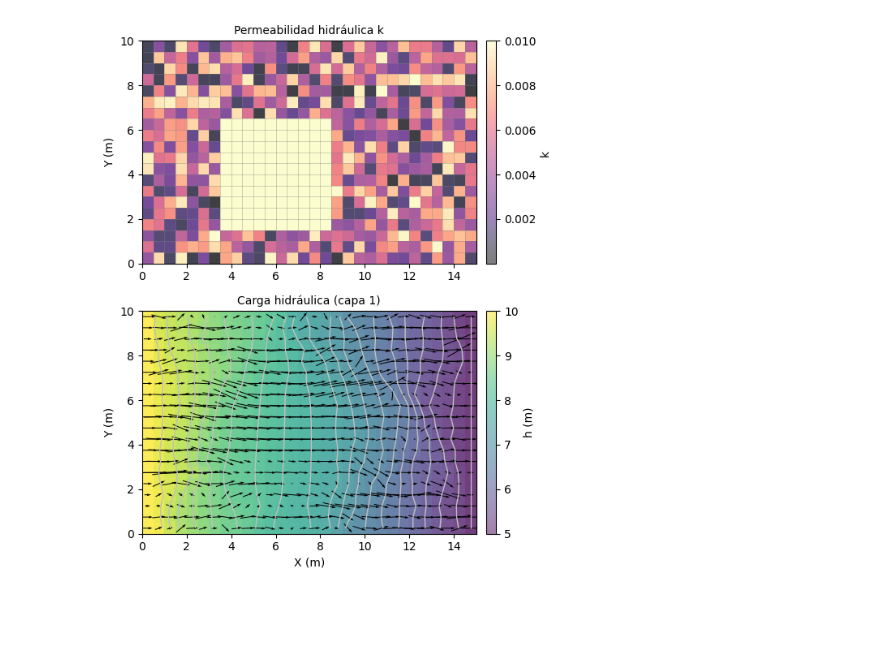
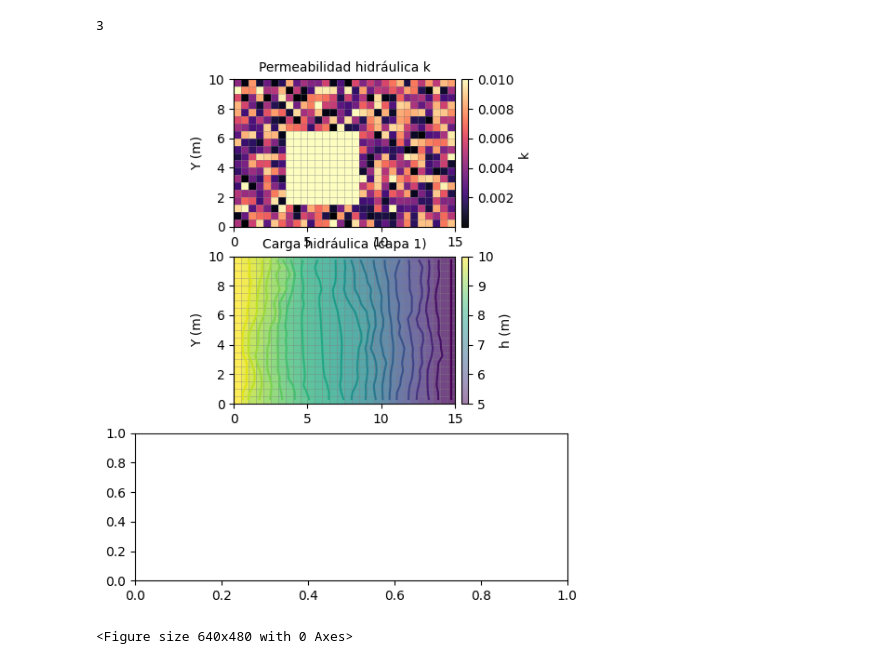
Before and after one commit to luiggix/xmf6, a Jupyter notebook: src/examples/00_MF6/03_MF6_GWF_v1.ipynb, the cells around one changed output. Cells and saved outputs as stored; diff of their text form; code cells hidden in the pictures; blank space fills up the shorter version.

```diff
--- a/src/examples/00_MF6/03_MF6_GWF_v1.ipynb
+++ b/src/examples/00_MF6/03_MF6_GWF_v1.ipynb
@@ -125,49 +235,77 @@ x, y, z = o_gwf.modelgrid.xyzcellcenters
 # %%
-fig, ax = plt.subplots(2, 1, figsize =(6,7))
+# --- Coordenadas del centro de celdas para graficación ---
+x, y, z = o_gwf.modelgrid.xyzcellcenters
 
-# Datos de la permeabilidad hidráulica.
-k_mapview = flopy.plot.PlotMapView(model=o_gwf, ax=ax[0])
+# --- Definición de la figura ---
+fig, ax = plt.subplots(3, 1, figsize =(6,7))
+
+### Gráfica 1.
+
+# Mapa visual del modelo. En este caso el modelo es 'o_gwf'.
+kmapview = flopy.plot.PlotMapView(model=o_gwf, ax=ax[0])
 
 # Visualización de la malla, con una transparencia.
-k_mapview.plot_grid(linewidths=0.5, alpha =0.5)
+kmapview.plot_grid(linewidths=0.5, alpha =0.5)
 
-# Visualización de la carga hidráulica usando un mapa de color.
-k_cb = k_mapview.plot_array(k_data, cmap="magma", vmin=np.nanmin(k_data), vmax=np.nanmax(k_data), alpha=0.5)
+# Visualización de la permeabilidad hidráulica usando un mapa de color.
+k_b = kmapview.plot_array(k_data, cmap="magma", vmin=np.nanmin(k_data), vmax=np.nanmax(k_data), alpha=0.95)
 
 # Barra de color.
-plt.colorbar(k_cb, ax=ax[0], label="k ", cax = xmf6.vis.cax(ax[0], k_cb))
+plt.colorbar(k_b, ax=ax[0], label="k ", cax = xmf6.vis.cax(ax[0], k_b))
 
 # Personalización de la gráfica.
 ax[0].set_title("Permeabilidad hidráulica k", fontsize=10)
 ax[0].set_ylabel("Y (m)")
 ax[0].set_aspect('equal')
 
+### Gráfica 2.
+
 # Mapa visual del modelo. En este caso el modelo es 'o_gwf'.
-mapview = flopy.plot.PlotMapView(model=o_gwf, ax=ax[1])
+meshview = flopy.plot.PlotMapView(model=o_gwf, ax=ax[1])
+
+# Visualización de la malla, con una transparencia.
+meshview.plot_grid(linewidths=0.5, alpha =0.5)
+
+# Visualización de la carga hidráulica usando contornos.
+ct = meshview.contour_array(head, levels=20, linewidths=1.5, color='silver')
 
 # Visualización de la carga hidráulica usando un mapa de color.
-cb = mapview.plot_array(head, cmap="viridis", vmin=np.nanmin(head), vmax=np.nanmax(head), alpha=0.5)
-
-# Visualización de la carga hidráulica usando contornos.
-ct = mapview.contour_array(head, levels=20, linewidths=1.0, colors='silver')
-
-# Graficar los vectores de flujo
-skip = (slice(None, None, 1), slice(None, None, 1))  # Saltar para no saturar
-ax[1].quiver(x, y[::-1], qx[0], qy[0][::-1], scale=0.03, linewidth =0.15, color='k', pivot='middle')
-#ax[2].streamplot(x, y[::-1][:], qx[0], qy[0][::-1], color='k', linewidth=0.5)
-#ax[2].yaxis.set_inverted(True)
-#ax[2].set_aspect('equal')
+cb = meshview.plot_array(head, cmap="viridis", vmin=np.nanmin(head), vmax=np.nanmax(head), alpha=0.5)
 
 # Barra de color.
 plt.colorbar(cb, ax=ax[1], label="h (m)", cax = xmf6.vis.cax(ax[1], cb))
 
 # Personalización de la gráfica.
 ax[1].set_title("Carga hidráulica (capa 1)", fontsize=10)
-ax[1].set_xlabel("X (m)")
 ax[1].set_ylabel("Y (m)")
 ax[1].set_aspect('equal')
+plt.show()
+
+
+### Gráfica 3.
+
+# Mapa visual del modelo. En este caso el modelo es 'o_gwf'.
+flowview = flopy.plot.PlotMapView(model=o_gwf, ax=ax[2])
+
+# Visualización de la carga hidráulica usando un mapa de color.
+fb = flowview.plot_array(head, cmap="viridis", vmin=np.nanmin(head), vmax=np.nanmax(head), alpha=0.5)
+
+# Visualización de los vectores de la descarga específica.
+#skip = (slice(None, None, 1), slice(None, None, 1))  # Saltar para no saturar
+ax[2].quiver(x, y, qx[0], qy[0], scale=0.01, linewidth =0.15, color='k', pivot='middle')
+
+# Barra de color.
+#plt.colorbar(fb, ax=ax[2], label="h (m)", cax = xmf6.vis.cax(ax[2], fb))
+
+# Personalización de la gráfica.
+ax[2].set_title("Vectores de flujo sobre carga hidráulica (capa 1)", fontsize=10)
+ax[2].set_xlabel("X (m)")
+ax[2].set_ylabel("Y (m)")
+ax[2].set_aspect('equal')
 
 plt.tight_layout()
 plt.show()
 # %% [output]
+3
-[figure, old version]
+[figure, new version]
+<Figure size 640x480 with 0 Axes>
```
Also changed, not shown: parts of 23 cells of this notebook, 2 other files.
